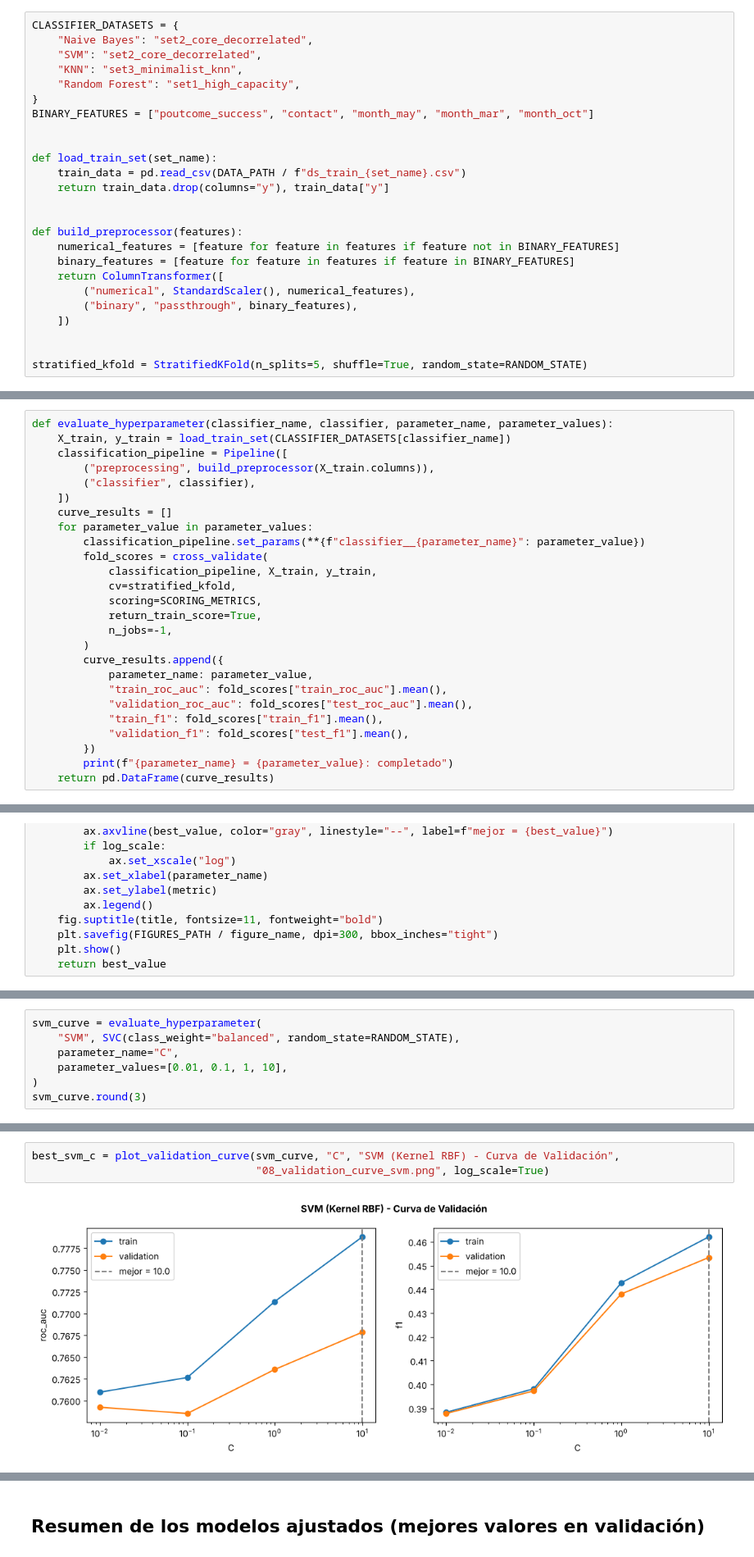
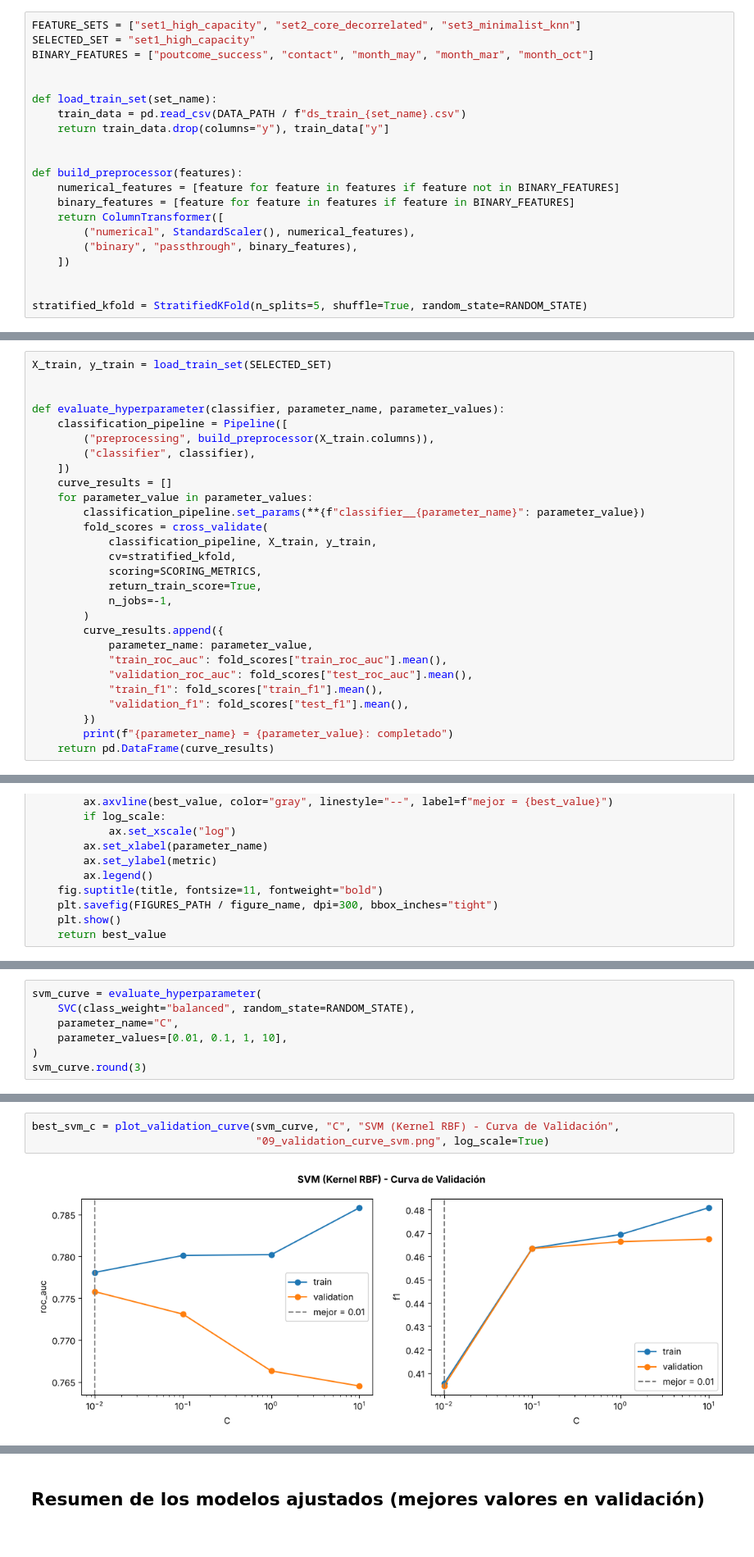
Before and after one commit to Diego050904/TP2_ML_entrega, a Jupyter notebook: notebooks/03_ajuste_hiperparametros.ipynb, the cells around one changed output, grey strips where cells are left out. Shown at 82% size. Cells and saved outputs as stored; diff of their text form.

```diff
--- a/notebooks/03_ajuste_hiperparametros.ipynb
+++ b/notebooks/03_ajuste_hiperparametros.ipynb
@@ -33,10 +33,6 @@ SCORING_METRICS = ["roc_auc", "f1"]
 # %%
-CLASSIFIER_DATASETS = {
-    "Naive Bayes": "set2_core_decorrelated",
-    "SVM": "set2_core_decorrelated",
-    "KNN": "set3_minimalist_knn",
-    "Random Forest": "set1_high_capacity",
-}
+FEATURE_SETS = ["set1_high_capacity", "set2_core_decorrelated", "set3_minimalist_knn"]
+SELECTED_SET = "set1_high_capacity"
 BINARY_FEATURES = ["poutcome_success", "contact", "month_may", "month_mar", "month_oct"]
 
 
@@ -58,8 +54,10 @@ stratified_kfold = StratifiedKFold(n_splits=5, shuffle=True, random_state=RANDOM
 # %% [markdown]
 ## Curva de validación: puntuaciones en train y validación para cada valor
 # %%
-def evaluate_hyperparameter(classifier_name, classifier, parameter_name, parameter_values):
-    X_train, y_train = load_train_set(CLASSIFIER_DATASETS[classifier_name])
+X_train, y_train = load_train_set(SELECTED_SET)
+
+
+def evaluate_hyperparameter(classifier, parameter_name, parameter_values):
     classification_pipeline = Pipeline([
         ("preprocessing", build_preprocessor(X_train.columns)),
         ("classifier", classifier),
@@ -111,7 +109,7 @@ def plot_validation_curve(curve_results, parameter_name, title, figure_name, log
 - **C grande:** margen estrecho, penaliza violaciones y tiende a sobreajustar ruido muestral.
 # %%
 svm_curve = evaluate_hyperparameter(
-    "SVM", SVC(class_weight="balanced", random_state=RANDOM_STATE),
+    SVC(class_weight="balanced", random_state=RANDOM_STATE),
     parameter_name="C",
     parameter_values=[0.01, 0.1, 1, 10],
 )
@@ -129,6 +127,6 @@ C = 10: completado
 # %%
 best_svm_c = plot_validation_curve(svm_curve, "C", "SVM (Kernel RBF) - Curva de Validación",
-                                   "08_validation_curve_svm.png", log_scale=True)
+                                   "09_validation_curve_svm.png", log_scale=True)
 # %% [output]
-[figure, old version]
+[figure, new version]
 # %% [markdown]
```
Also changed, not shown: parts of 13 cells of this notebook, 23 other files.
